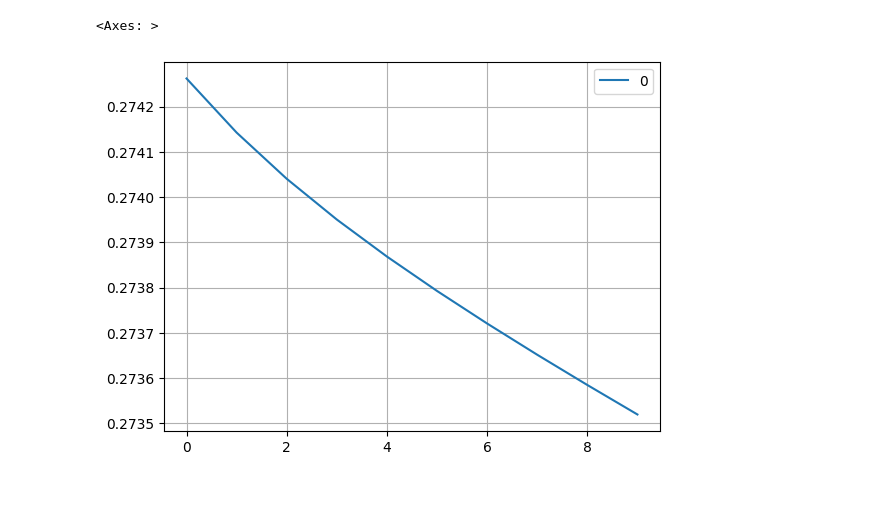
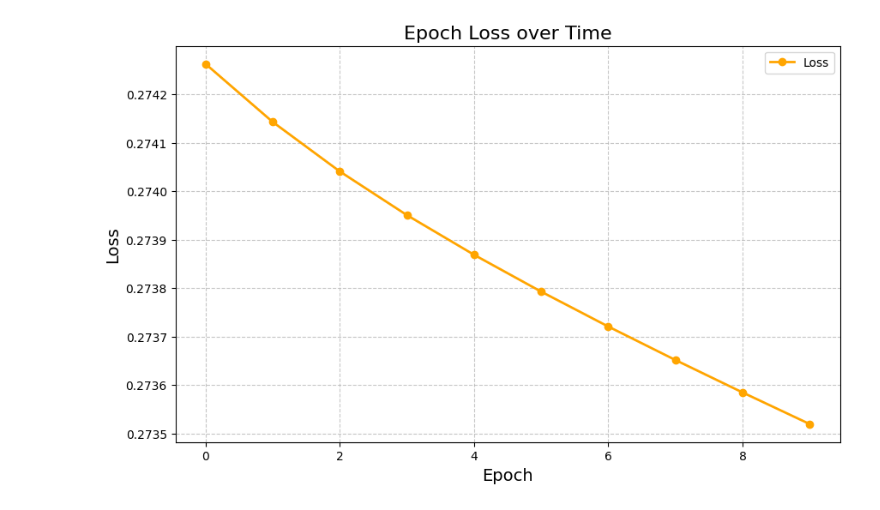
Before and after one commit to anuuragg/NumpyNeuralNet, a Jupyter notebook: v_plot.ipynb, the cells around one changed output. Cells and saved outputs as stored; diff of their text form; code cells hidden in the pictures.

Commit message:
updated graph

```diff
--- a/v_plot.ipynb
+++ b/v_plot.ipynb
@@ -1,10 +1,18 @@
-# %%
-import pandas as pd
-from main import *
-
-df = pd.DataFrame(epoch_loss)
-df_plot = df.plot(kind="line", grid=True)
-df_plot
-# %% [output]
-<Axes: >
-[figure, removed]
+# %%
+import pandas as pd
+import matplotlib.pyplot as plt
+from main import *
+
+df = pd.DataFrame(epoch_loss)
+df_plot = df.plot(kind="line", grid=True, figsize=(10,6), color='orange', linewidth=2, marker='o', markersize=6)
+
+plt.title('Epoch Loss over Time', fontsize=16)
+plt.xlabel('Epoch', fontsize=14)
+plt.ylabel('Loss', fontsize=14)
+
+plt.legend(['Loss'], loc='upper right')
+plt.grid(True, linestyle='--', alpha=0.7)
+
+plt.show()
+# %% [output]
+[figure, added]
```
Also changed, not shown: 1 other file.
